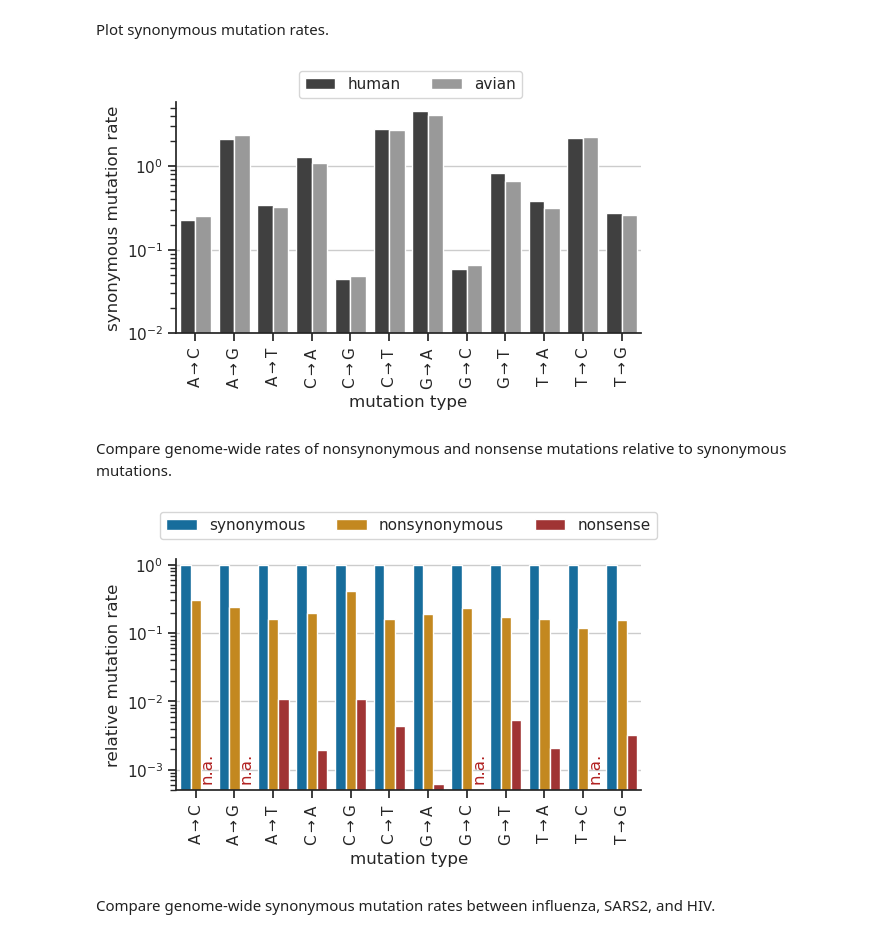
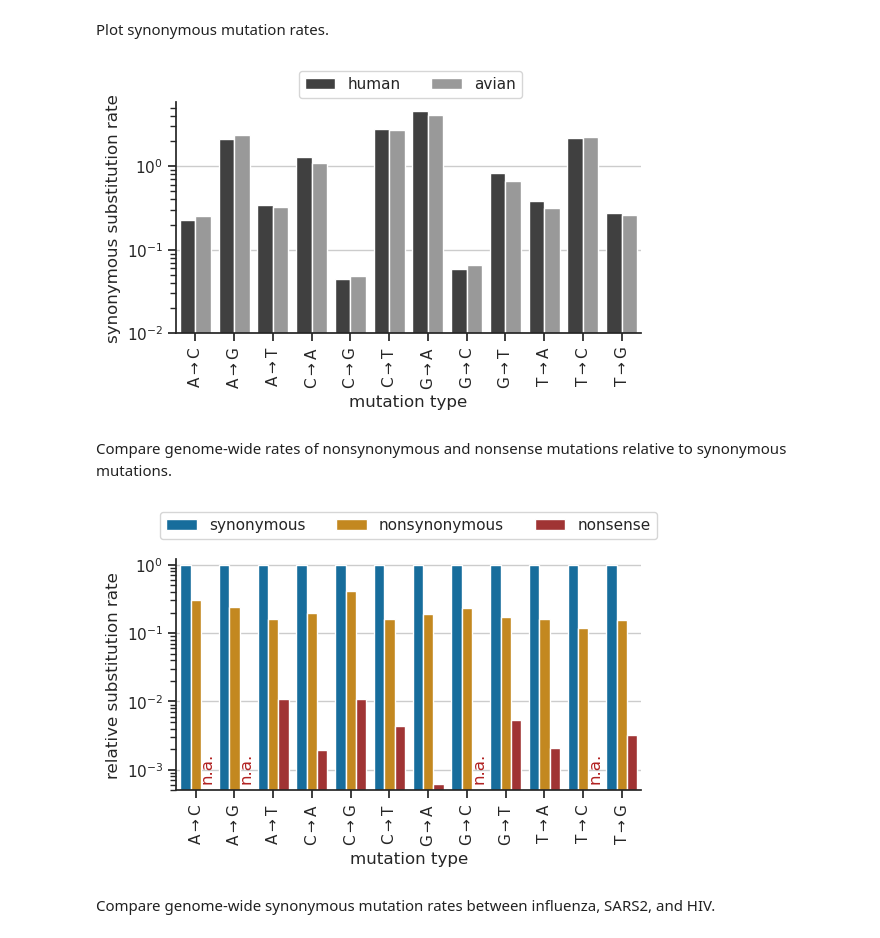
Before and after one commit to matsengrp/flu-mut-rates, a Jupyter notebook: notebooks/analyze_genome_wide_rates.ipynb, the cells around one changed output. Cells and saved outputs as stored; diff of their text form; code cells hidden in the pictures.

```diff
--- a/notebooks/analyze_genome_wide_rates.ipynb
+++ b/notebooks/analyze_genome_wide_rates.ipynb
@@ -27,28 +27,28 @@ Plot synonymous mutation rates.
 # %%
 host_colors = {
     'human' : '0.25',
     'avian' : '0.6',
 }
 mut_type_order = genome_wide_rates['mut_type_arrow'].unique()
 plt.figure(figsize=[6,3])
 data = genome_wide_rates[genome_wide_rates['mut_class'] == 'synonymous']
 sns.barplot(
     x='mut_type_arrow', y='syn_rate', data=data,
     hue='host', order=mut_type_order, hue_order=['human', 'avian'],
     palette=host_colors
 )
 plt.xlabel('mutation type')
 plt.xticks(rotation=90)
-plt.ylabel('synonymous mutation rate')
+plt.ylabel('synonymous substitution rate')
 plt.yscale('log')
 plt.yticks([1e-2, 1e-1, 1e0])
 plt.legend(bbox_to_anchor=(0.76,1.17), ncol=2)
 plt.grid(axis='y')
 sns.despine()
 plt.savefig('../results/figures/genome_wide_synonymous_rates.png', dpi=300, bbox_inches='tight')
 plt.show()
 # %% [output]
-[figure, old version]
+[figure, new version]
 # %% [markdown]
 Compare genome-wide rates of nonsynonymous and nonsense mutations relative to synonymous mutations.
 # %%
@@ -78,7 +78,7 @@ for (i, mut_type) in enumerate(data['mut_type'].unique()):
 
 plt.xlabel('mutation type')
 plt.xticks(rotation=90)
-plt.ylabel('relative mutation rate')
+plt.ylabel('relative substitution rate')
 plt.yscale('log')
 plt.yticks([1e-3, 1e-2, 1e-1, 1e0])
 plt.ylim(0.0005, 1.2)
@@ -88,7 +88,7 @@ sns.despine()
 plt.savefig('../results/figures/genome_wide_mut_class_rates.png', dpi=300, bbox_inches='tight')
 plt.show()
 # %% [output]
-[figure, old version]
+[figure, new version]
 # %% [markdown]
 Compare genome-wide synonymous mutation rates between influenza, SARS2, and HIV.
 # %%
```
Also changed, not shown: parts of 1 cell of this notebook, 7 other files.
